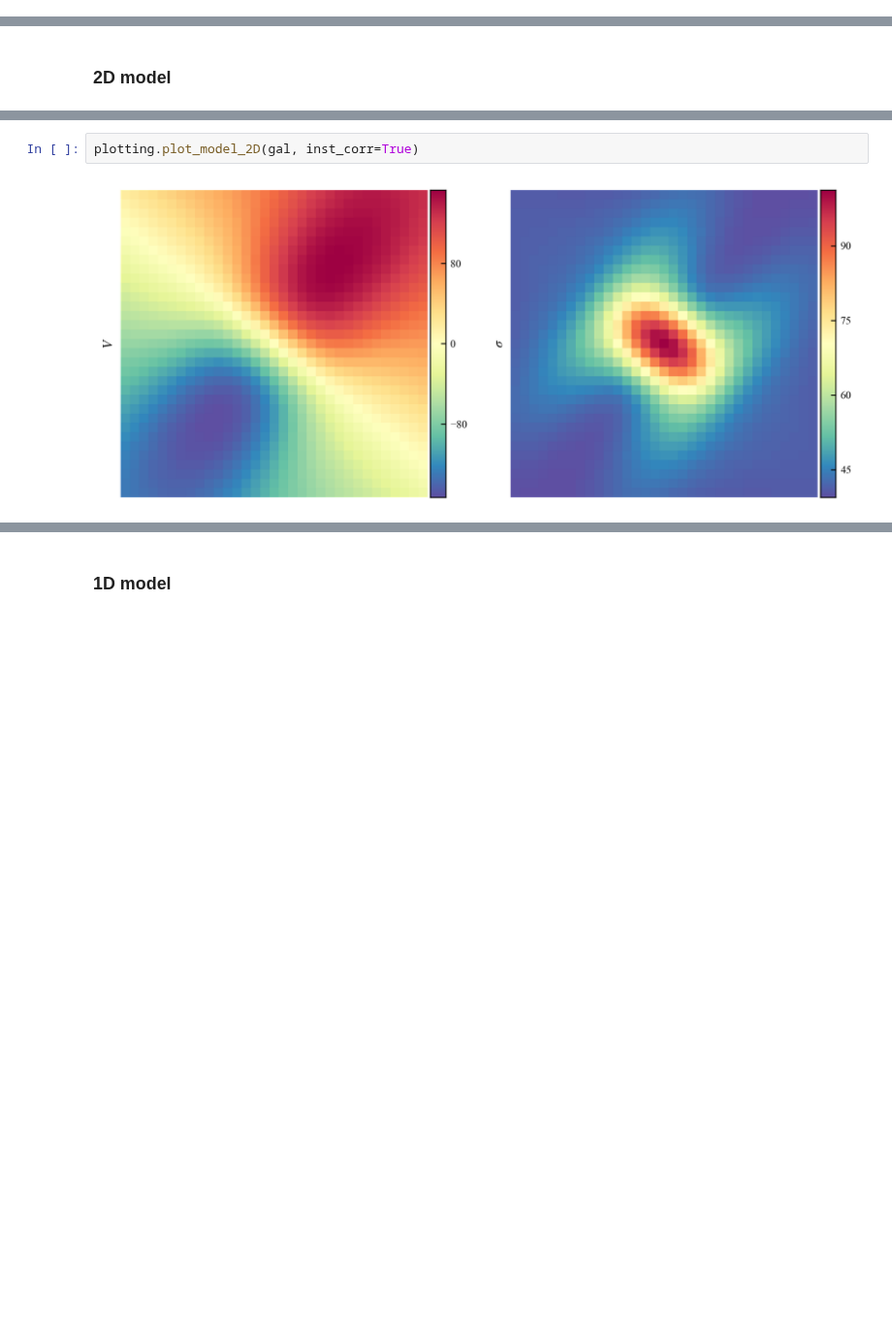
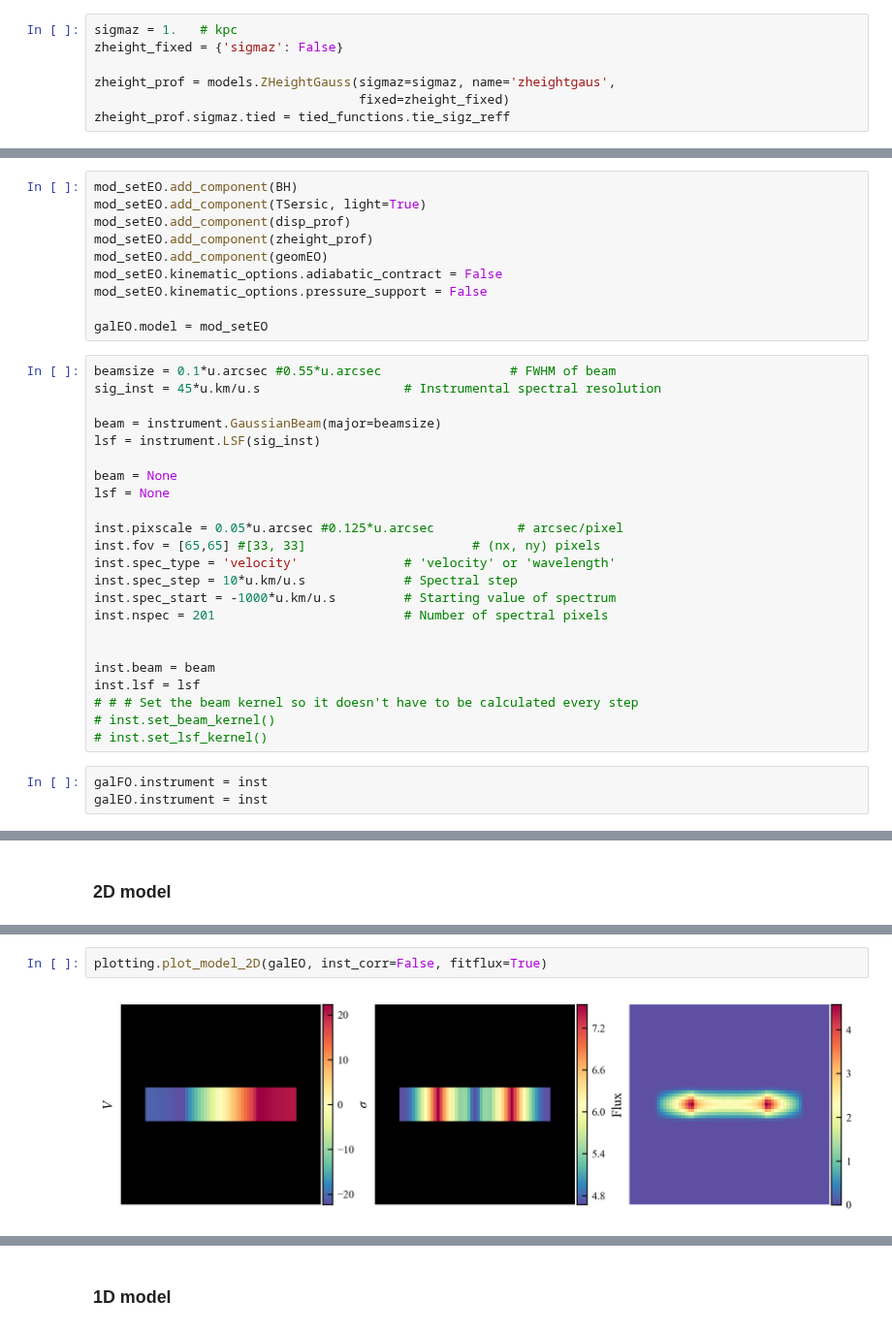
Before and after one commit to dysmalpy/dysmalpy, a Jupyter notebook: test_nbs/dysmalpy_sep_light.ipynb, the cells around one changed output, grey strips where cells are left out. Shown at 97% size. Drawn from its saved outputs; the diff is of its cells as text; blank space fills up the shorter version.

```diff
--- a/test_nbs/dysmalpy_sep_light.ipynb
+++ b/test_nbs/dysmalpy_sep_light.ipynb
@@ -181,0 +297,7 @@ gal.instrument = inst
+# %%
+sigmaz = 1.   # kpc
+zheight_fixed = {'sigmaz': False}
+
+zheight_prof = models.ZHeightGauss(sigmaz=sigmaz, name='zheightgaus',
+                                   fixed=zheight_fixed)
+zheight_prof.sigmaz.tied = tied_functions.tie_sigz_reff
@@ -181,0 +350,36 @@ gal.instrument = inst
+# %%
+mod_setEO.add_component(BH)
+mod_setEO.add_component(TSersic, light=True)
+mod_setEO.add_component(disp_prof)
+mod_setEO.add_component(zheight_prof)
+mod_setEO.add_component(geomEO)
+mod_setEO.kinematic_options.adiabatic_contract = False
+mod_setEO.kinematic_options.pressure_support = False
+
+galEO.model = mod_setEO
+# %%
+beamsize = 0.1*u.arcsec #0.55*u.arcsec                 # FWHM of beam
+sig_inst = 45*u.km/u.s                   # Instrumental spectral resolution
+
+beam = instrument.GaussianBeam(major=beamsize)
+lsf = instrument.LSF(sig_inst)
+
+beam = None
+lsf = None
+
+inst.pixscale = 0.05*u.arcsec #0.125*u.arcsec           # arcsec/pixel
+inst.fov = [65,65] #[33, 33]                      # (nx, ny) pixels
+inst.spec_type = 'velocity'              # 'velocity' or 'wavelength'
+inst.spec_step = 10*u.km/u.s             # Spectral step
+inst.spec_start = -1000*u.km/u.s         # Starting value of spectrum
+inst.nspec = 201                         # Number of spectral pixels
+
+
+inst.beam = beam
+inst.lsf = lsf
+# # # Set the beam kernel so it doesn't have to be calculated every step
+# inst.set_beam_kernel()
+# inst.set_lsf_kernel()
+# %%
+galFO.instrument = inst
+galEO.instrument = inst
@@ -186,4 +407,4 @@ gal.create_model_data(oversample=3, ndim_final=2, from_data=False)
 # %%
-plotting.plot_model_2D(gal, inst_corr=True)
+plotting.plot_model_2D(galEO, inst_corr=False, fitflux=True)
 # %% [output]
-[figure, old version]
+[figure, new version]
```
Also changed, not shown: parts of 106 cells of this notebook, 4 other files.
